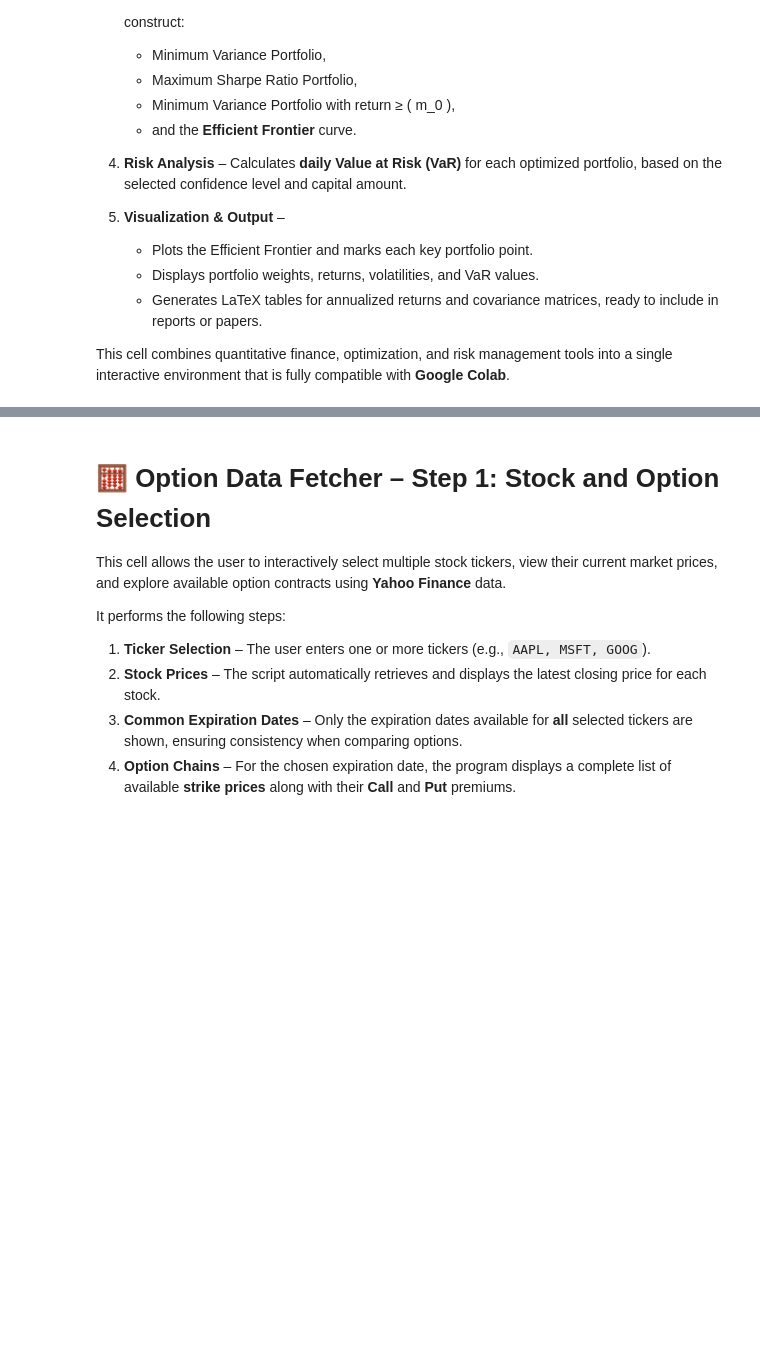
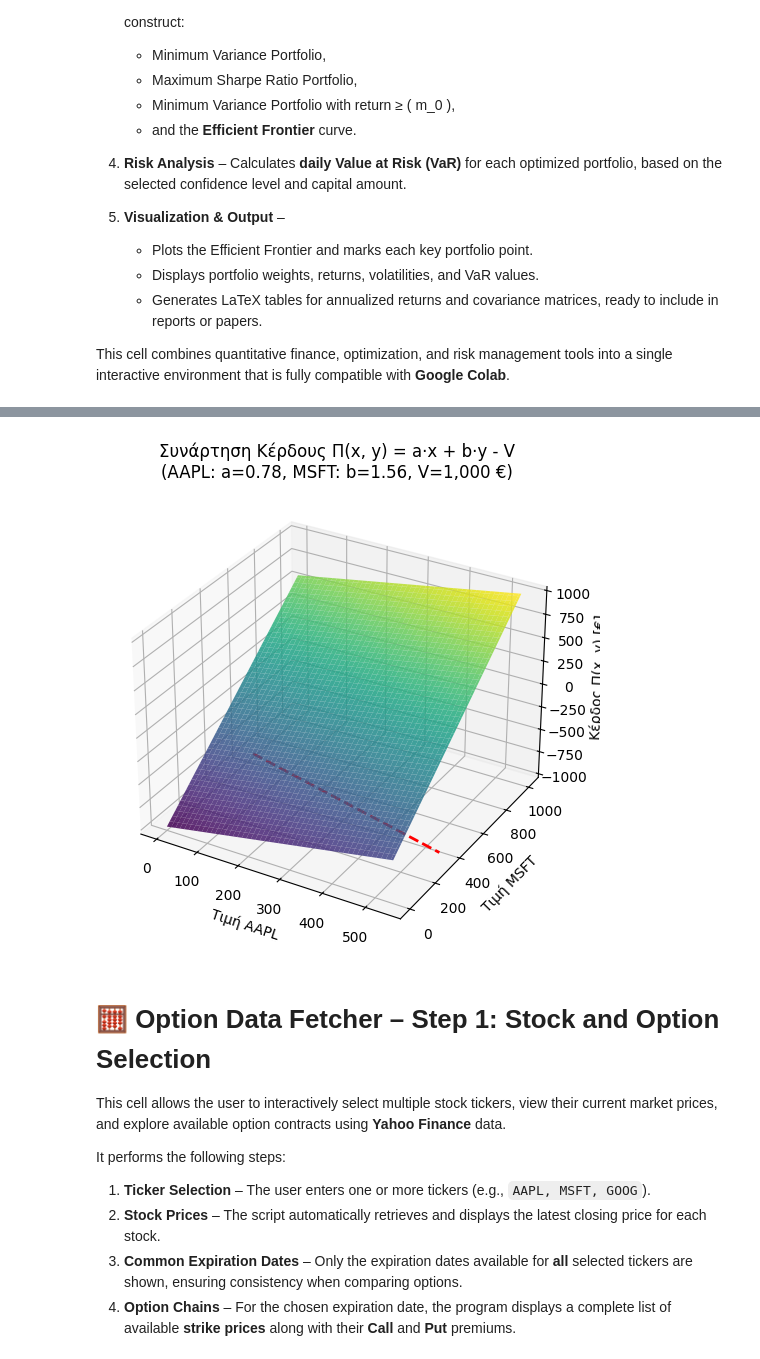
Before and after one commit to nikoshalidias/Financial-Engineering, a Jupyter notebook: Markowitz2.ipynb, the cells around one changed output, grey strips where cells are left out. Cells and saved outputs as stored; diff of their text form; code cells hidden in the pictures; blank space fills up the shorter version.

```diff
--- a/Markowitz2.ipynb
+++ b/Markowitz2.ipynb
@@ -346,3 +374,63 @@ Text(value='AAPL,MSFT,GOOG,TSLA', description='Μετοχές:', placeholder='Ε
+# %%
+# ==========================================
+# 3D Συνάρτηση Κέρδους Π(x, y) = a·x + b·y - V
+# Πεδίο: x,y ∈ [0, 2 * current_price]
+# ==========================================
+
+from mpl_toolkits.mplot3d import Axes3D
+
+try:
+    # Έλεγχος ότι υπάρχουν δύο μετοχές
+    if len(valid_tickers) != 2:
+        print("⚠️ Η συνάρτηση κέρδους απεικονίζεται μόνο όταν υπάρχουν δύο μετοχές.")
+    else:
+        # Επένδυση από προηγούμενο cell
+        V = capital_input.value
+
+        # Βάρη από χαρτοφυλάκιο min var με απόδοση ≥ m₀
+        w1, w2 = min_var_m0_weights
+
+        # Τελευταίες τιμές (τρέχουσες τιμές)
+        last_prices = data.iloc[-1].values
+        price1, price2 = last_prices
+
+        # Υπολογισμός πλήθους μετοχών με βάση τα βάρη και το κεφάλαιο
+        a = (V * w1) / price1
+        b = (V * w2) / price2
+
+        # --- Πεδίο τιμών (0 έως 2×)
+        x_vals = np.linspace(0, 2 * price1, 100)
+        y_vals = np.linspace(0, 2 * price2, 100)
+        X, Y = np.meshgrid(x_vals, y_vals)
+
+        # Συνάρτηση κέρδους
+        Z = a * X + b * Y - V
+
+        # ======= 3D ΕΠΙΦΑΝΕΙΑ =======
+        fig = plt.figure(figsize=(10, 6))
+        ax = fig.add_subplot(111, projection='3d')
+
+        # Επιφάνεια κέρδους
+        surf = ax.plot_surface(X, Y, Z, cmap='viridis', edgecolor='none', alpha=0.85)
+
+        # Επίπεδο Π = 0 (break-even)
+        ax.contour(X, Y, Z, levels=[0], colors='red', linewidths=2, linestyles='--', offset=np.min(Z))
+
+        # Άξονες & τίτλος
+        ax.set_title(
+            f"Συνάρτηση Κέρδους Π(x, y) = a·x + b·y - V\n"
+            f"({valid_tickers[0]}: a={a:.2f}, {valid_tickers[1]}: b={b:.2f}, V={V:,.0f} €)"
+        )
+        ax.set_xlabel(f"Τιμή {valid_tickers[0]}")
+        ax.set_ylabel(f"Τιμή {valid_tickers[1]}")
+        ax.set_zlabel("Κέρδος Π(x, y) [€]")
+
+        plt.show()
+
+except NameError:
+    print("❗ Δεν βρέθηκαν μεταβλητές από το προηγούμενο cell.\nΕκτέλεσε πρώτα το κουμπί 'Υπολογισμός'.")
+# %% [output]
+[figure, added]
 # %% [markdown]
 # 🧮 Option Data Fetcher – Step 1: Stock and Option Selection
 
```
Also changed, not shown: parts of 2 cells of this notebook.
